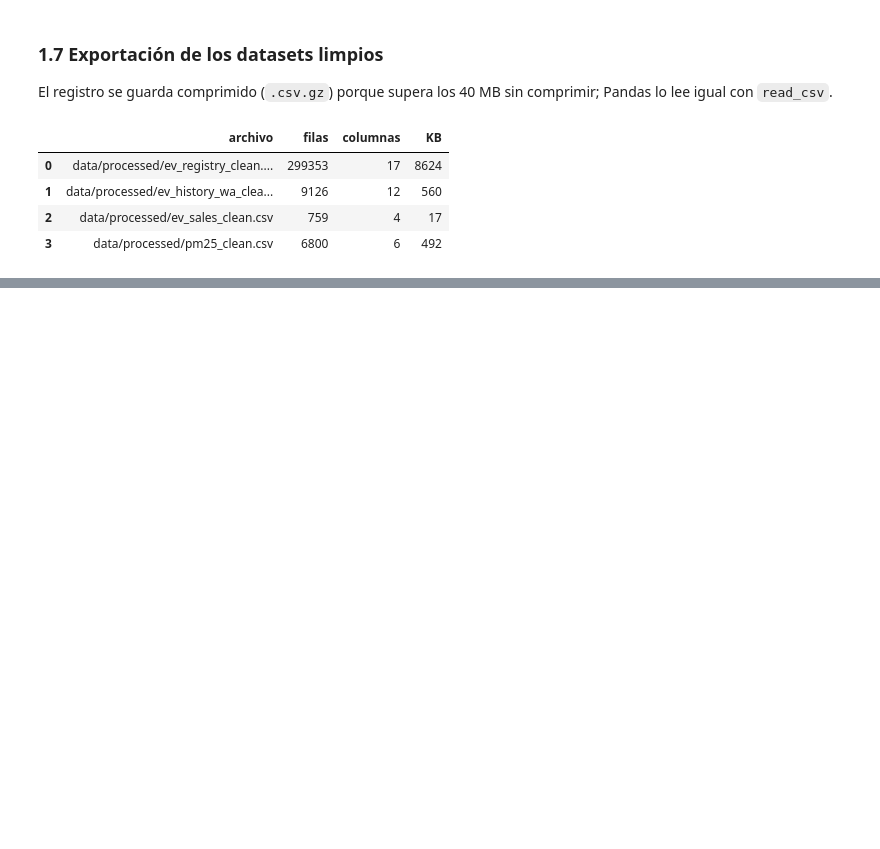
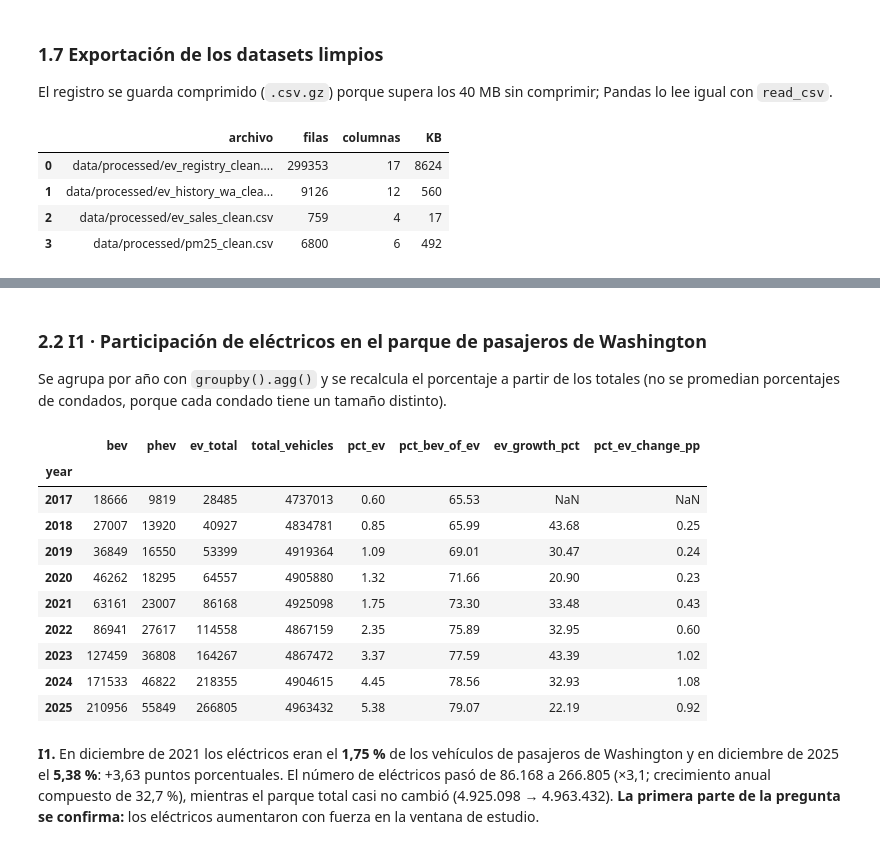
Before and after one commit to juan-camilo-sarrazola-agudelo/ev-pm25-diagnostico-calidad, a Jupyter notebook: notebooks/data_preparation.ipynb, the cells around one changed output, grey strips where cells are left out. Saved outputs shown, nothing was run; the diff lists cells and outputs as text; code cells hidden in the pictures; blank space fills up the shorter version.

```diff
--- a/notebooks/data_preparation.ipynb
+++ b/notebooks/data_preparation.ipynb
@@ -704,0 +758,52 @@ pd.DataFrame(exportados)
+# %% [markdown]
+### 2.2 I1 · Participación de eléctricos en el parque de pasajeros de Washington
+Se agrupa por año con `groupby().agg()` y se recalcula el porcentaje a partir de los totales (no se promedian
+porcentajes de condados, porque cada condado tiene un tamaño distinto).
+# %%
+wa_anual = (
+    historial[historial["primary_use"].eq("Passenger") & historial["month"].eq(12)]
+    .groupby("year")
+    .agg(bev=("bev", "sum"), phev=("phev", "sum"), ev_total=("ev_total", "sum"), total_vehicles=("total_vehicles", "sum"))
+    .assign(
+        pct_ev=lambda d: d["ev_total"] / d["total_vehicles"] * 100,
+        pct_bev_of_ev=lambda d: d["bev"] / d["ev_total"] * 100,
+        ev_growth_pct=lambda d: d["ev_total"].pct_change() * 100,
+        pct_ev_change_pp=lambda d: d["pct_ev"].diff(),
+    )
+)
+wa_anual.round(2)
+# %% [output]
+|  | bev | phev | ev_total | total_vehicles | pct_ev | pct_bev_of_ev | ev_growth_pct | pct_ev_change_pp |
+| year |  |  |  |  |  |  |  |  |
+| 2017 | 18666 | 9819 | 28485 | 4737013 | 0.60 | 65.53 | NaN | NaN |
+| 2018 | 27007 | 13920 | 40927 | 4834781 | 0.85 | 65.99 | 43.68 | 0.25 |
+| 2019 | 36849 | 16550 | 53399 | 4919364 | 1.09 | 69.01 | 30.47 | 0.24 |
+| 2020 | 46262 | 18295 | 64557 | 4905880 | 1.32 | 71.66 | 20.90 | 0.23 |
+| 2021 | 63161 | 23007 | 86168 | 4925098 | 1.75 | 73.30 | 33.48 | 0.43 |
+| 2022 | 86941 | 27617 | 114558 | 4867159 | 2.35 | 75.89 | 32.95 | 0.60 |
+| 2023 | 127459 | 36808 | 164267 | 4867472 | 3.37 | 77.59 | 43.39 | 1.02 |
+| 2024 | 171533 | 46822 | 218355 | 4904615 | 4.45 | 78.56 | 32.93 | 1.08 |
+| 2025 | 210956 | 55849 | 266805 | 4963432 | 5.38 | 79.07 | 22.19 | 0.92 |
+# %%
+v21, v25 = wa_anual.loc[2021], wa_anual.loc[2025]
+tcac = ((v25["ev_total"] / v21["ev_total"]) ** (1 / 4) - 1) * 100
+I1 = {
+    "indicador": "I1 · % eléctricos en parque de pasajeros WA",
+    "valor_inicial": round(v21["pct_ev"], 2),
+    "valor_final": round(v25["pct_ev"], 2),
+    "cambio": round(v25["pct_ev"] - v21["pct_ev"], 2),
+    "unidad": "% (2021 → 2025, cambio en p. p.)",
+}
+md(f"""**I1.** En diciembre de 2021 los eléctricos eran el **{pct(v21['pct_ev'])}** de los vehículos de pasajeros de Washington
+y en diciembre de 2025 el **{pct(v25['pct_ev'])}**: +{fmt(v25['pct_ev'] - v21['pct_ev'], 2)} puntos porcentuales.
+El número de eléctricos pasó de {fmt(v21['ev_total'])} a {fmt(v25['ev_total'])} (×{fmt(v25['ev_total'] / v21['ev_total'], 1)};
+crecimiento anual compuesto de {pct(tcac, 1)}), mientras el parque total casi no cambió
+({fmt(v21['total_vehicles'])} → {fmt(v25['total_vehicles'])}). **La primera parte de la pregunta se confirma:** los
+eléctricos aumentaron con fuerza en la ventana de estudio.""")
+# %% [output]
+**I1.** En diciembre de 2021 los eléctricos eran el **1,75 %** de los vehículos de pasajeros de Washington
+y en diciembre de 2025 el **5,38 %**: +3,63 puntos porcentuales.
+El número de eléctricos pasó de 86.168 a 266.805 (×3,1;
+crecimiento anual compuesto de 32,7 %), mientras el parque total casi no cambió
+(4.925.098 → 4.963.432). **La primera parte de la pregunta se confirma:** los
+eléctricos aumentaron con fuerza en la ventana de estudio.
```
Also changed, not shown: parts of 16 cells of this notebook.
